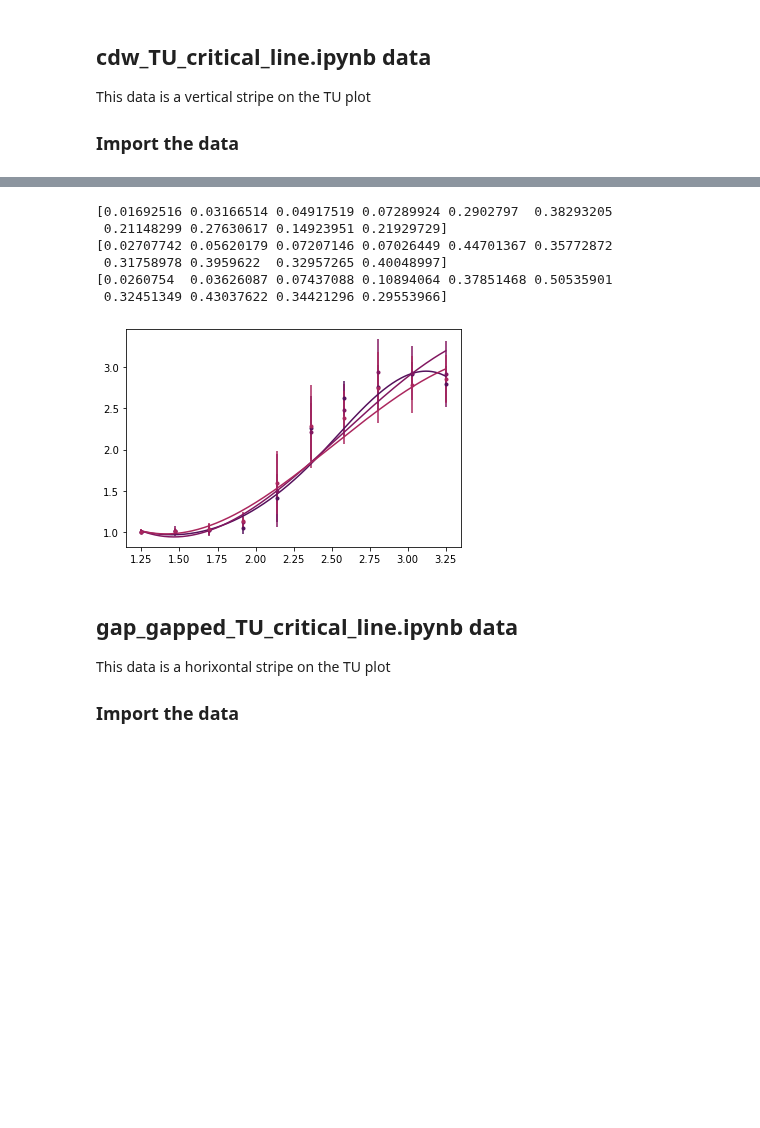
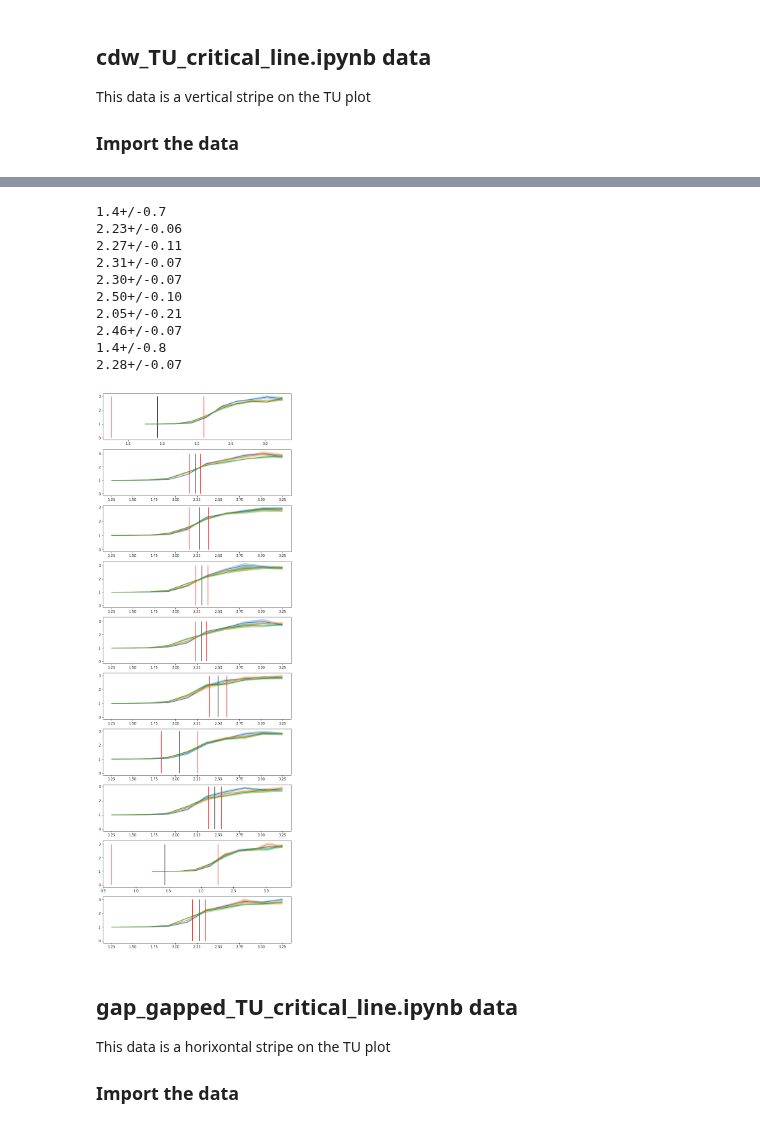
Before and after one commit to TomHodson/FKMC, a Jupyter notebook: notebooks/short_paper_figure_code/process_critical_lines.ipynb, the cells around one changed output, grey strips where cells are left out. Drawn from its saved outputs; the diff is of its cells as text; code cells hidden in the pictures; blank space fills up the shorter version.

```diff
--- a/notebooks/short_paper_figure_code/process_critical_lines.ipynb
+++ b/notebooks/short_paper_figure_code/process_critical_lines.ipynb
@@ -273,34 +294,39 @@ for U_i in range(1,10,2):
-# %%
-from scipy.interpolate import interp1d, UnivariateSpline
-
-f, ax = plt.subplots()
-U_i = 5
-
-for i, N in enumerate(d.Ns):
-    #calculate the spline fits
-    #some of the errors come out as zero so clamp to them a reasonable nonzero value
-    #which I choose to be 10% of the mean error
-    d.B = B[i, U_i]
-    d.dB = np.maximum(dB[i, U_i, :], dB[i, U_i, :].mean() * 0.1)
-    d.BX = Ts
-    print(d.dB)
-
-    binder_interped = UnivariateSpline(d.BX, d.B, w = 1/d.dB, s = len(d.BX))
-
-    #plot the binder cumulant
-    l = ax.errorbar(d.BX, d.B, yerr = d.dB, linestyle = "None", marker = '.', color = colors[i])
-    #axes[1].plot(d.BX, d.B[i], label = f'N = {N}', color = color)
-
-    x = np.linspace(d.BX[0], d.BX[-1], 200)
-    ax.plot(x, binder_interped(x), color = colors[i])
-# %% [output]
-[0.01692516 0.03166514 0.04917519 0.07289924 0.2902797  0.38293205
- 0.21148299 0.27630617 0.14923951 0.21929729]
-[0.02707742 0.05620179 0.07207146 0.07026449 0.44701367 0.35772872
- 0.31758978 0.3959622  0.32957265 0.40048997]
-[0.0260754  0.03626087 0.07437088 0.10894064 0.37851468 0.50535901
- 0.32451349 0.43037622 0.34421296 0.29553966]
-[figure, removed]
+# %%
+n = 10
+f, axes = plt.subplots(n,1, figsize = (10, n*3))
+from FKMC.general import find_zero_crossings, interp_x_position
+from uncertainties import unumpy as unp
+
+for U_i, ax in zip(range(0,10), axes):
+    for i,j in (
+        #(0,1),
+        (1,2),
+        ):
+
+        f = B[j, U_i, :] - B[i, U_i, :]
+        df = dB[j, U_i, :] + dB[i, U_i, :]
+        k = find_zero_crossings(f)
+
+        f = unp.uarray(f, df)
+        Tc = interp_x_position(f,Ts,k)[0]
+        print(Tc)
+        ax.vlines(Tc.nominal_value, 0, 3)
+        ax.vlines([Tc.nominal_value+Tc.std_dev, Tc.nominal_value-Tc.std_dev], 0, 3, color = 'r')
+
+    for i, N in zip(count(), d.Ns):
+        spread(ax, Ts, B[i, U_i, :], dB[i, U_i, :])
+# %% [output]
+1.4+/-0.7
+2.23+/-0.06
+2.27+/-0.11
+2.31+/-0.07
+2.30+/-0.07
+2.50+/-0.10
+2.05+/-0.21
+2.46+/-0.07
+1.4+/-0.8
+2.28+/-0.07
+[figure, added]
 # %% [markdown]
 ## gap_gapped_TU_critical_line.ipynb data
 This data is a horixontal stripe on the TU plot
```
Also changed, not shown: parts of 12 cells of this notebook, 8 other files.
